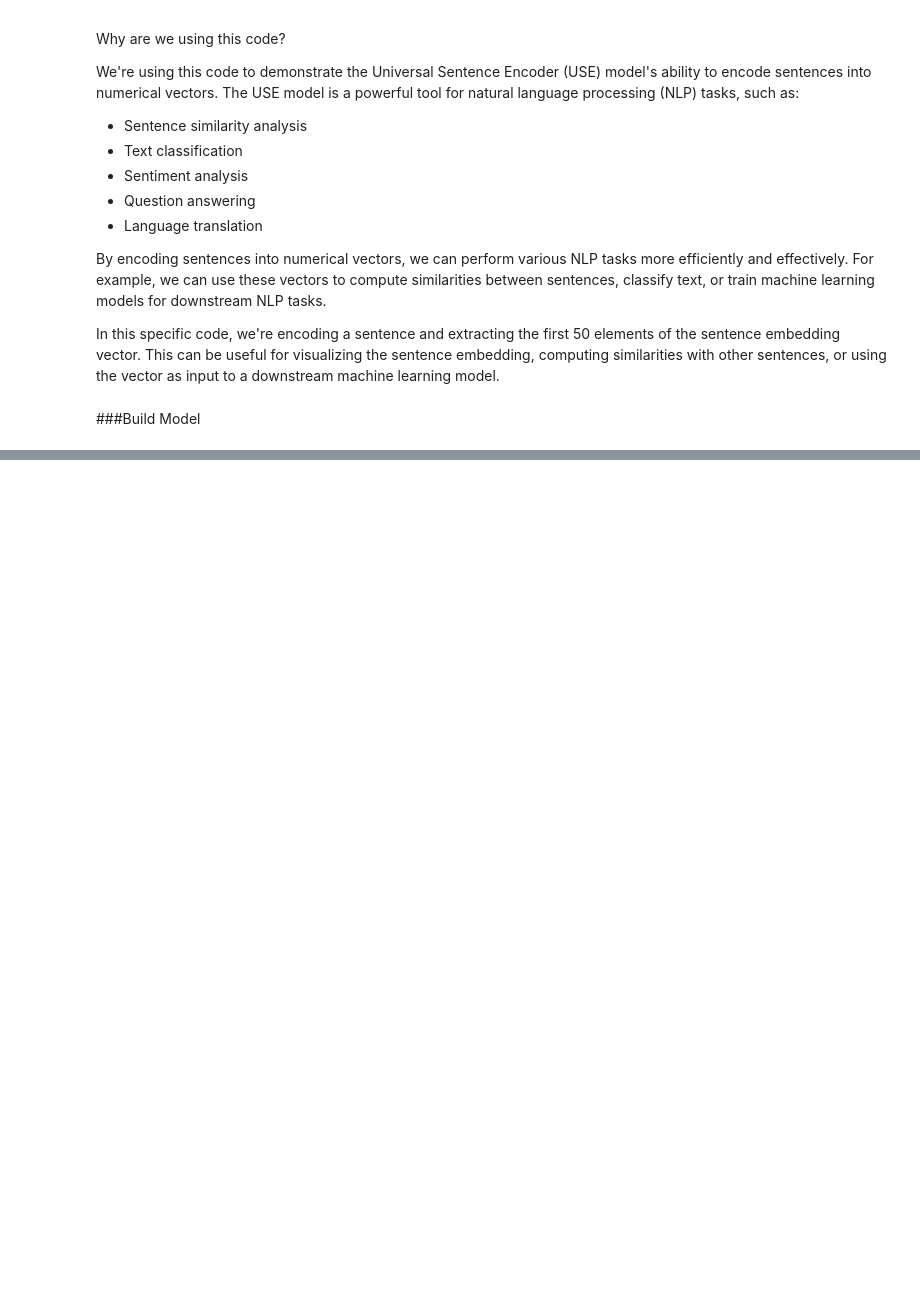
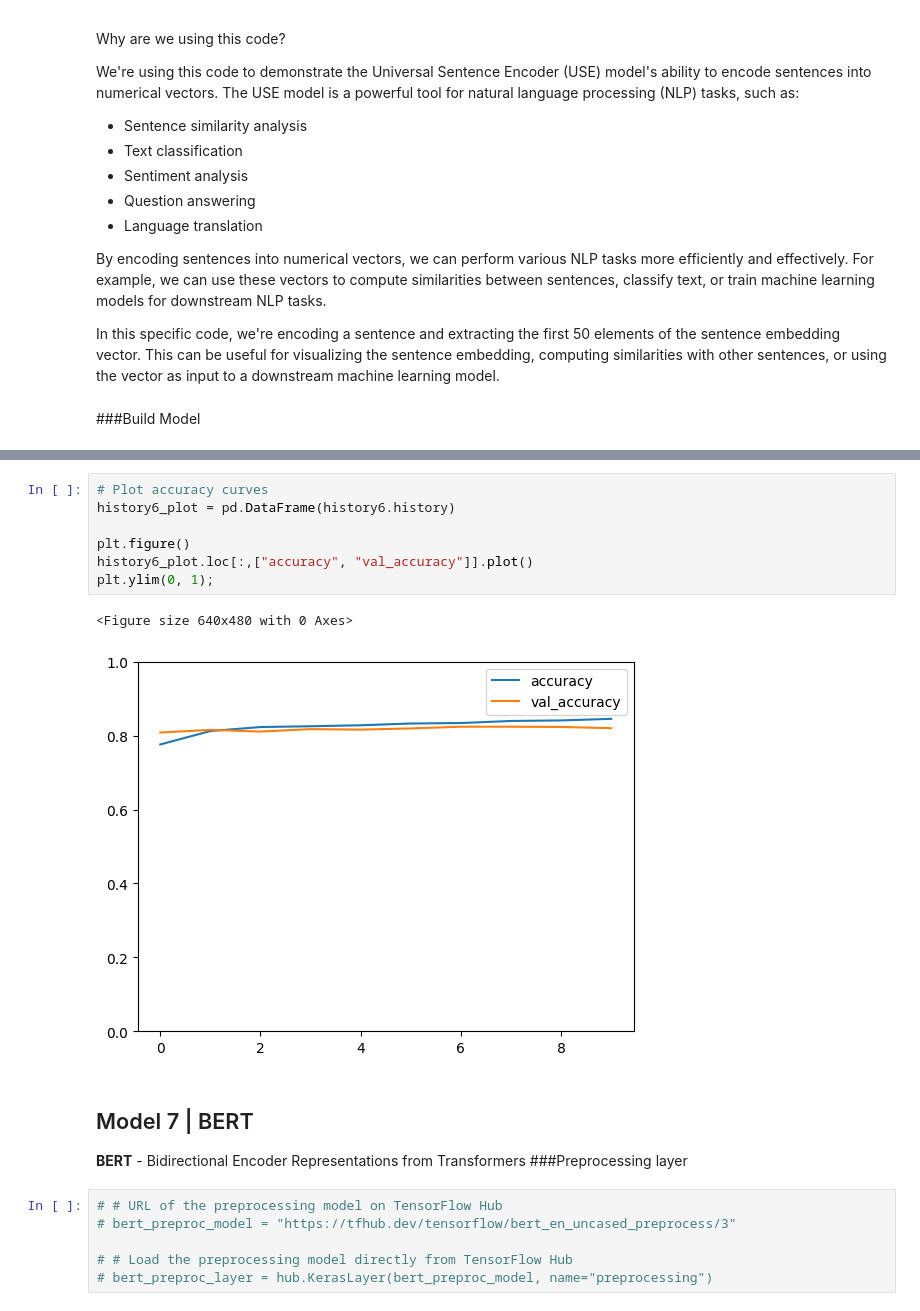
Before and after one commit to farheenfathimaa/NLP-with-Disaster-Tweets, a Jupyter notebook: Natural_Language_Processing_with_Disaster_Tweets_Code.ipynb, the cells around one changed output, grey strips where cells are left out. Saved outputs shown, nothing was run; the diff lists cells and outputs as text; blank space fills up the shorter version.

```diff
--- a/Natural_Language_Processing_with_Disaster_Tweets_Code.ipynb
+++ b/Natural_Language_Processing_with_Disaster_Tweets_Code.ipynb
@@ -930,0 +1020,20 @@ model_6.summary()
+# %%
+# Plot accuracy curves
+history6_plot = pd.DataFrame(history6.history)
+
+plt.figure()
+history6_plot.loc[:,["accuracy", "val_accuracy"]].plot()
+plt.ylim(0, 1);
+# %% [output]
+<Figure size 640x480 with 0 Axes>
+[figure, added]
+# %% [markdown]
+## Model 7 | BERT
+**BERT** - Bidirectional Encoder Representations from Transformers
+###Preprocessing layer
+# %%
+# # URL of the preprocessing model on TensorFlow Hub
+# bert_preproc_model = "https://tfhub.dev/tensorflow/bert_en_uncased_preprocess/3"
+
+# # Load the preprocessing model directly from TensorFlow Hub
+# bert_preproc_layer = hub.KerasLayer(bert_preproc_model, name="preprocessing")
```
Also changed, not shown: parts of 49 cells of this notebook.
